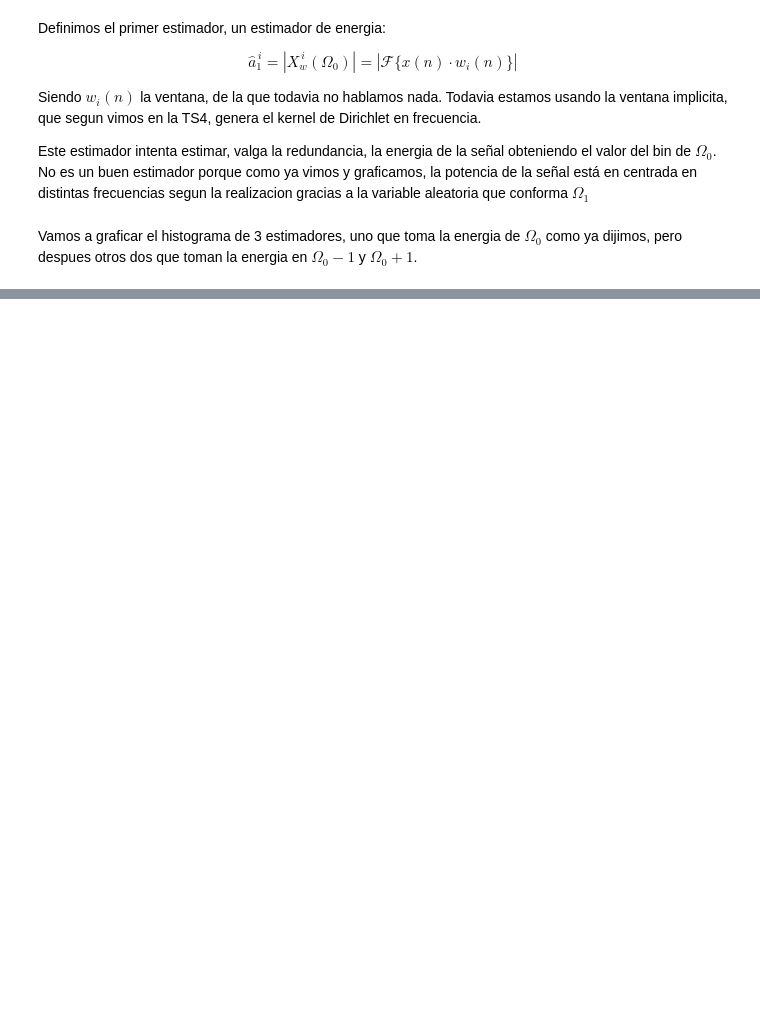
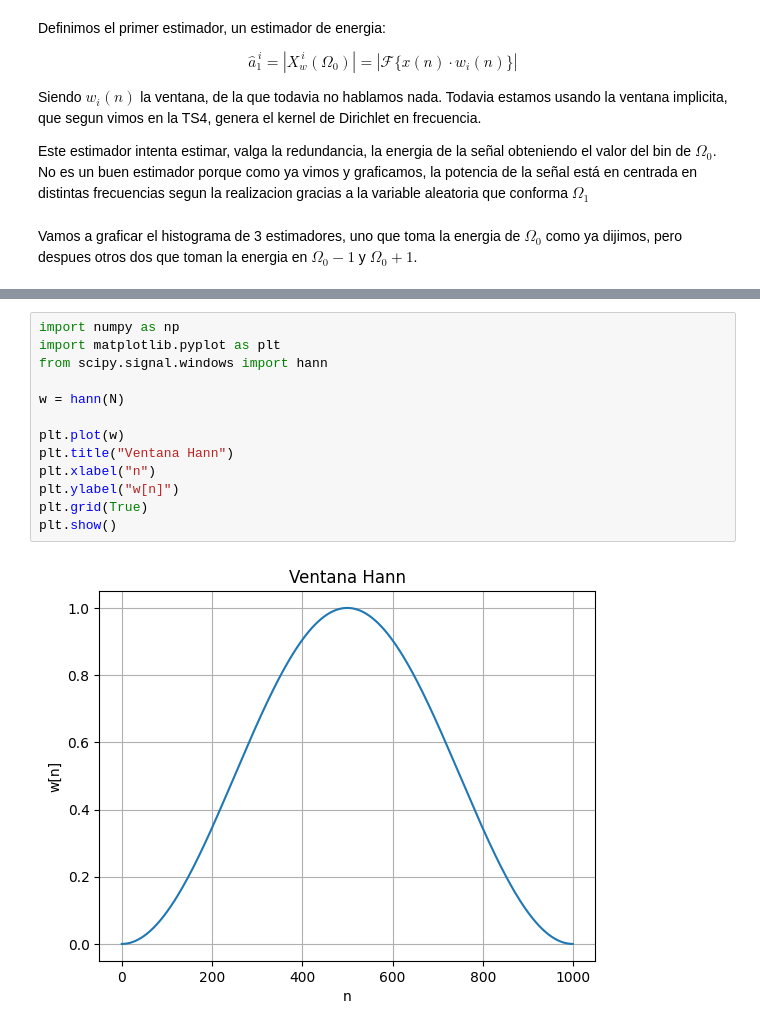
Before and after one commit to tomzuran/PDS2026, a Jupyter notebook: est_espectral2.ipynb, the cells around one changed output, grey strips where cells are left out. Drawn from its saved outputs; the diff is of its cells as text; blank space fills up the shorter version.

```diff
--- a/est_espectral2.ipynb
+++ b/est_espectral2.ipynb
@@ -192,0 +274,15 @@ plt.show()
+# %%
+import numpy as np
+import matplotlib.pyplot as plt
+from scipy.signal.windows import hann
+
+w = hann(N)
+
+plt.plot(w)
+plt.title("Ventana Hann")
+plt.xlabel("n")
+plt.ylabel("w[n]")
+plt.grid(True)
+plt.show()
+# %% [output]
+[figure, added]
```
Also changed, not shown: parts of 42 cells of this notebook.
